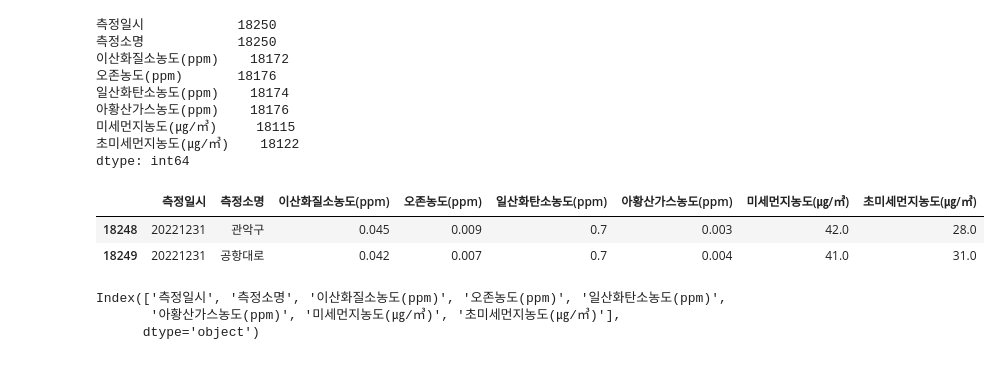
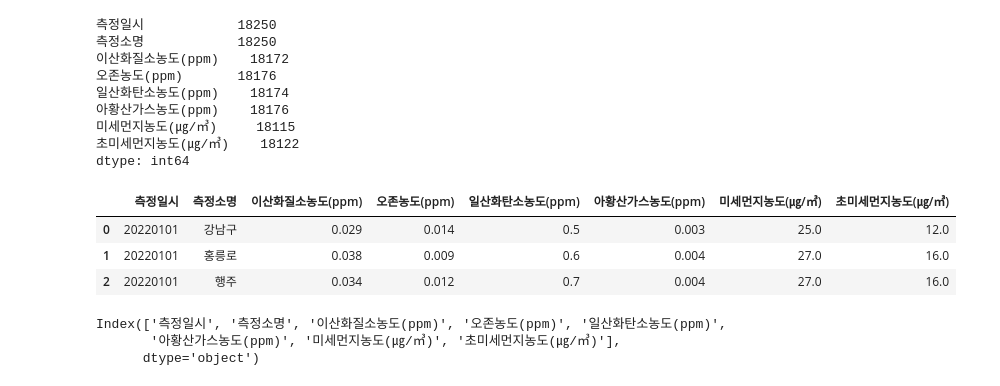
Before and after one commit to hwk44/practice-np_pd_matplotlib, a Jupyter notebook: notes/pd1.ipynb, the cells around one changed output. Saved outputs shown, nothing was run; the diff lists cells and outputs as text; code cells hidden in the pictures.

```diff
--- a/notes/pd1.ipynb
+++ b/notes/pd1.ipynb
@@ -108,12 +108,13 @@ df3.count()
 초미세먼지농도(㎍/㎥)    18122
 dtype: int64
 # %%
-# df3.head(3)
-df3.tail(2)
+df3.head(3)
+# df3.tail(2)
 # %% [output]
 |  | 측정일시 | 측정소명 | 이산화질소농도(ppm) | 오존농도(ppm) | 일산화탄소농도(ppm) | 아황산가스농도(ppm) | 미세먼지농도(㎍/㎥) | 초미세먼지농도(㎍/㎥) |
-| 18248 | 20221231 | 관악구 | 0.045 | 0.009 | 0.7 | 0.003 | 42.0 | 28.0 |
-| 18249 | 20221231 | 공항대로 | 0.042 | 0.007 | 0.7 | 0.004 | 41.0 | 31.0 |
+| 0 | 20220101 | 강남구 | 0.029 | 0.014 | 0.5 | 0.003 | 25.0 | 12.0 |
+| 1 | 20220101 | 홍릉로 | 0.038 | 0.009 | 0.6 | 0.004 | 27.0 | 16.0 |
+| 2 | 20220101 | 행주 | 0.034 | 0.012 | 0.7 | 0.004 | 27.0 | 16.0 |
 # %%
 # df3.index
 df3.columns
```
Also changed, not shown: parts of 2 cells of this notebook, 56 other files.
